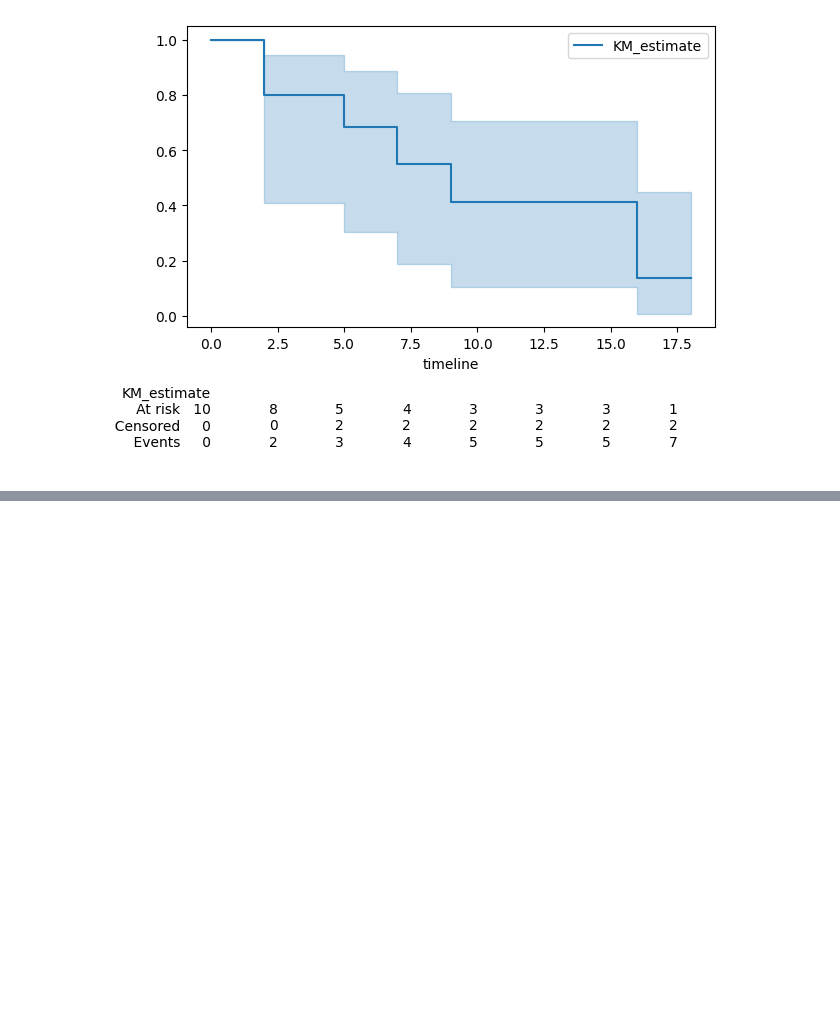
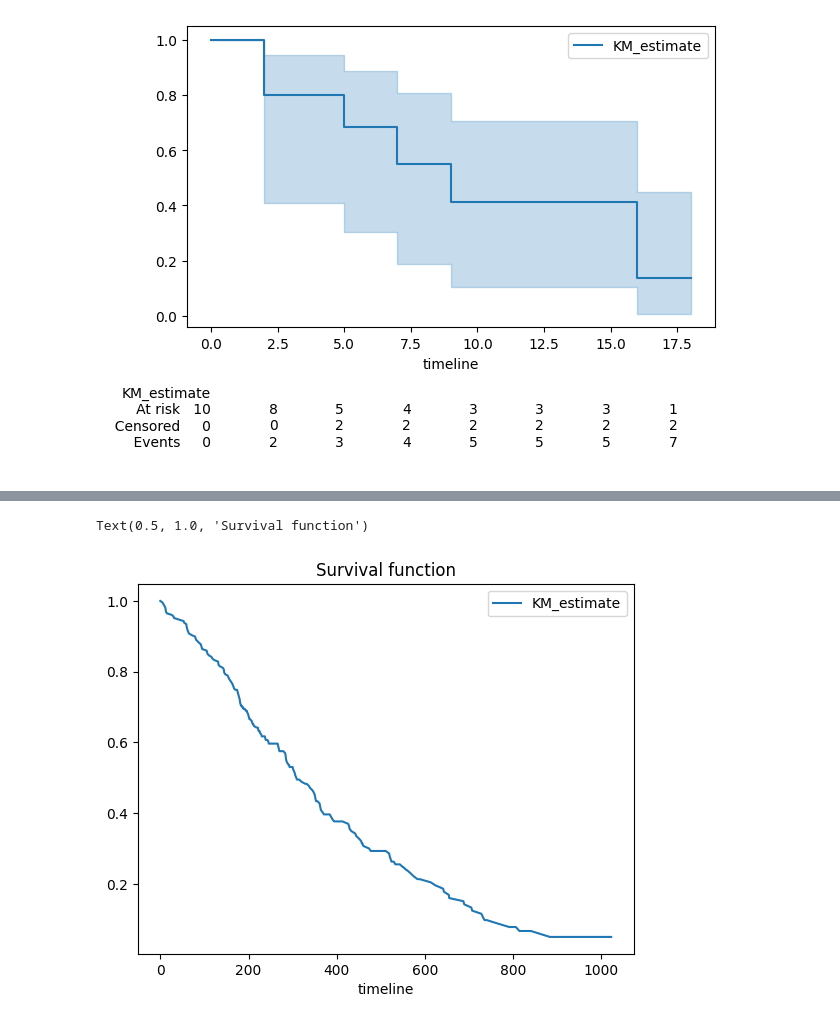
Before and after one commit to gkumar01/Python-data-analysis, a Jupyter notebook: Notebooks/Survival_analysis.ipynb, the cells around one changed output, grey strips where cells are left out. Saved outputs shown, nothing was run; the diff lists cells and outputs as text; code cells hidden in the pictures; blank space fills up the shorter version.

```diff
--- a/Notebooks/Survival_analysis.ipynb
+++ b/Notebooks/Survival_analysis.ipynb
@@ -124,0 +154,6 @@ kmf.plot_survival_function(ax = ax, at_risk_counts = True)
+# %%
+kmf.survival_function_.plot()
+plt.title('Survival function')
+# %% [output]
+Text(0.5, 1.0, 'Survival function')
+[figure, added]
```
Also changed, not shown: parts of 9 cells of this notebook, 1 other file.
